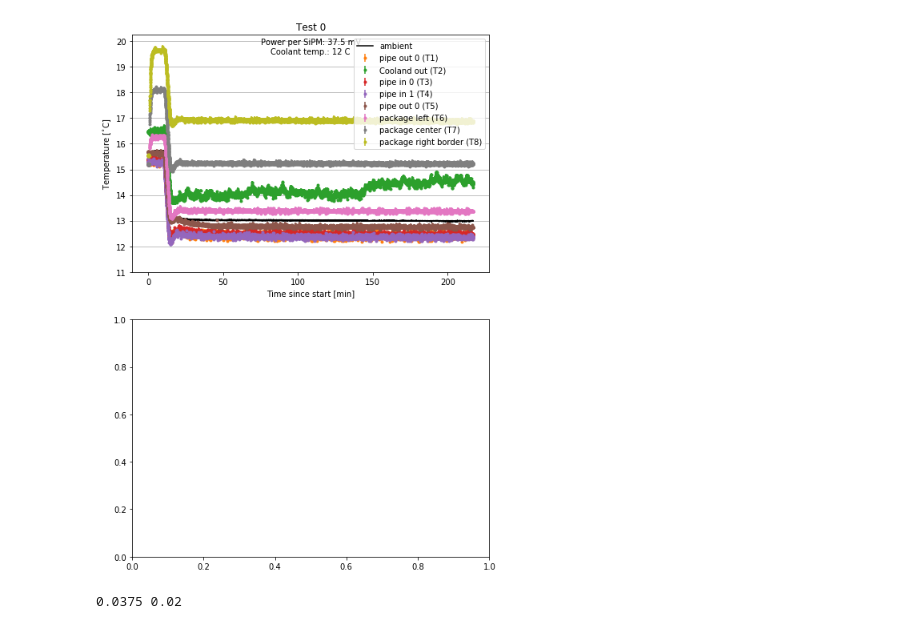
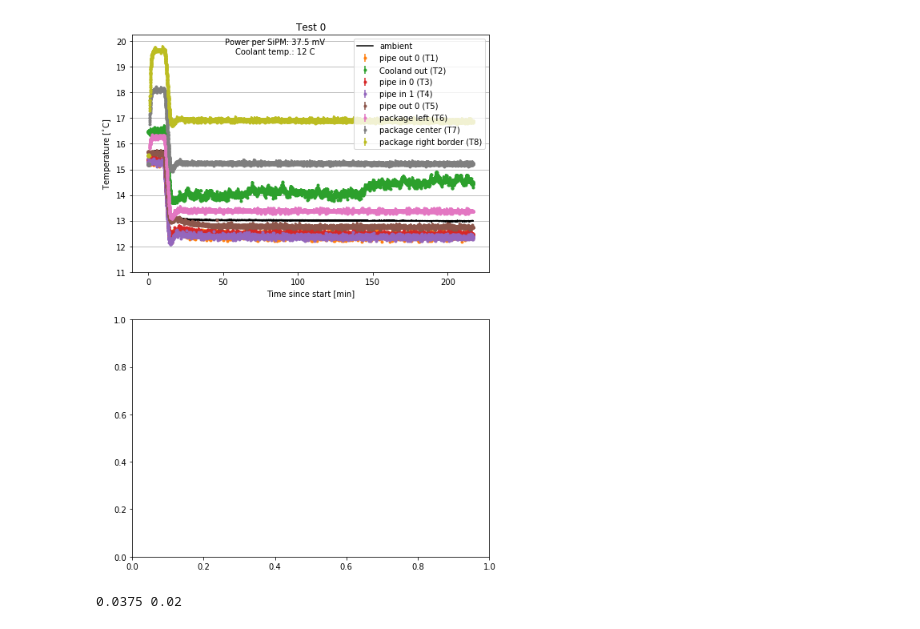
Before and after one commit to CaltechPrecisionTiming/CPTLab_ThermalStudies, a Jupyter notebook: PipeCooling_studies/plotRun_v0.ipynb, the cells around one changed output. Saved outputs shown, nothing was run; the diff lists cells and outputs as text; code cells hidden in the pictures.

Commit message:
Slides plots

```diff
--- a/PipeCooling_studies/plotRun_v0.ipynb
+++ b/PipeCooling_studies/plotRun_v0.ipynb
@@ -31,35 +31,35 @@ fig, ax = plt.subplots(N_rows, 1, figsize=(8,6*N_rows),
 for i_t, times in enumerate(dset['times']):
     data = np.array(getData(times))
 
     t = getRelativeTime(data, 'm')
 
     for i in range(1, len(sensor_map)+1):
         T = adc2T(data[:,i])
         T_UP = adc2T(data[:,i]+1)
         err = np.hypot(T - T_UP, 0.05)
 
 
         label = '{} (T{})'.format(sensor_map[i-1], i)
         ax[i_t].errorbar(t, T, err, fmt='.', color='C'+str(i), label=label)
         if i==1 and np.sum(data[:,10]) > 0:
             ax[i_t].plot(t, data[:,10], color='k', label='ambient')
 
         ax[i_t].set_title('Test {}'.format(i_t))
         if i == len(sensor_map):
             p, _ = V2power(dset['voltage'])
             power_txt = 'Power per SiPM: {:.1f} mV\nCoolant temp.: {} C'.format(1e3*p, dset['temp'])
-            ax[i_t].text(0.5, 0.95, power_txt,
+            ax[i_t].text(0.4, 0.95, power_txt,
                          horizontalalignment='center',
                          verticalalignment='center',
                          transform=ax[i_t].transAxes)
             ax[i_t].legend(loc='best')
             ax[i_t].set_xlabel('Time since start [min]')
             ax[i_t].set_ylabel(r'Temperature [$^{\circ}$C]')
             ax[i_t].grid(axis='y')
             low, up = ax[i_t].get_ylim()
             ax[i_t].set_yticks(np.arange(np.floor(low), np.ceil(up), 1.))
 # %% [output]
-[figure, old version]
+[figure, new version]
 # %%
 P, I = V2power(30)
 print P, I
```
Also changed, not shown: 5 other files.
